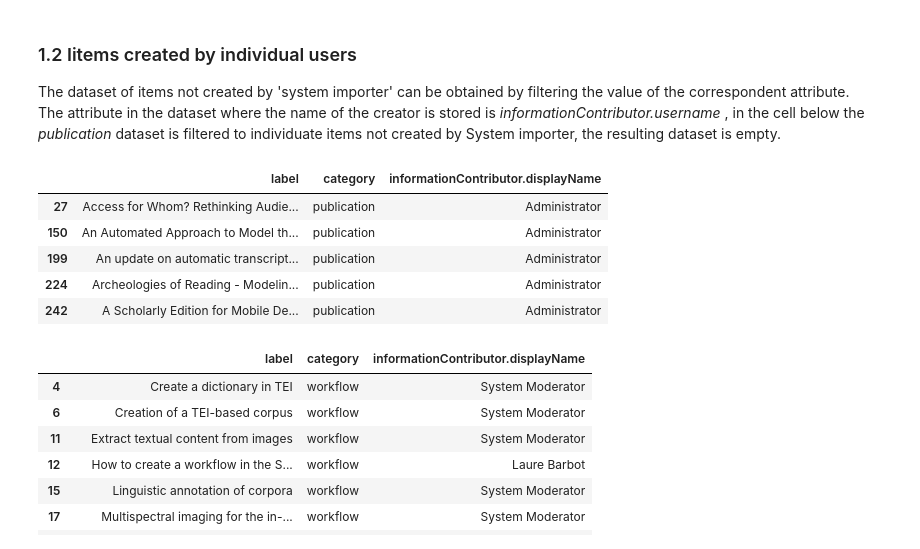
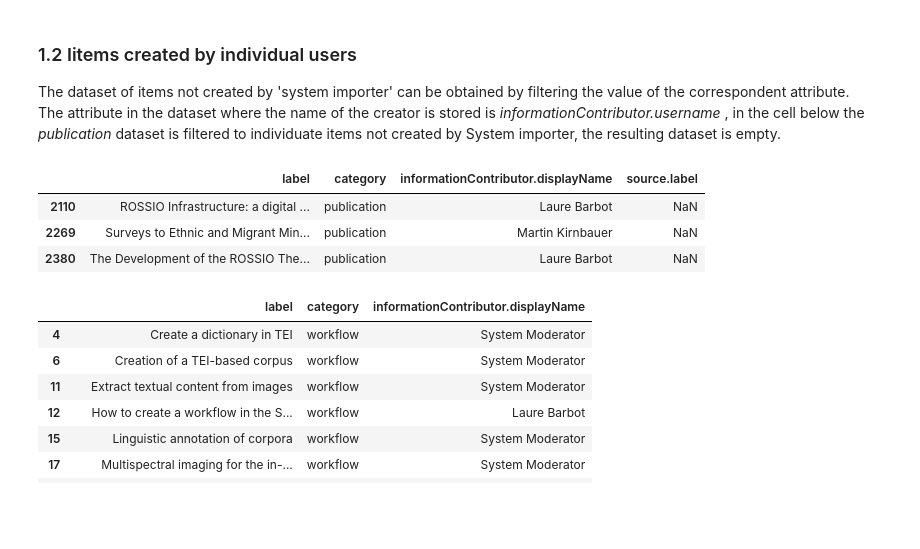
Before and after one commit to SSHOC/marketplace-curation, a Jupyter notebook: LibTest.ipynb, the cells around one changed output. Cells and saved outputs as stored; diff of their text form; code cells hidden in the pictures; blank space fills up the shorter version.

```diff
--- a/LibTest.ipynb
+++ b/LibTest.ipynb
@@ -26,8 +26,8 @@ from sshmarketplacelib import  eval as eva, helper as hel
 # %%
 
 mpdata = mpd()
-df_tool_flat =mpdata.getMPItems ("toolsandservices", False)
-df_publication_flat =mpdata.getMPItems ("publications", False)
-df_trainingmaterials_flat =mpdata.getMPItems ("trainingmaterials", False)
-df_workflows_flat =mpdata.getMPItems ("workflows", False)
-df_datasets_flat =mpdata.getMPItems ("datasets", False)
+df_tool_flat =mpdata.getMPItems ("toolsandservices", True)
+df_publication_flat =mpdata.getMPItems ("publications", True)
+df_trainingmaterials_flat =mpdata.getMPItems ("trainingmaterials", True)
+df_workflows_flat =mpdata.getMPItems ("workflows", True)
+df_datasets_flat =mpdata.getMPItems ("datasets", True)
@@ -118,15 +124,13 @@ df_categories_bysources.head()
 The dataset of items not created by 'system importer' can be obtained by filtering the value of the correspondent attribute.
 The attribute in the dataset where the name of the creator is stored is *informationContributor.username* , in the cell below the *publication* dataset is filtered to individuate items not created by System importer, the resulting dataset is empty.
 # %%
-publications_imported_by_Si=df_publication_flat[df_publication_flat['informationContributor.username']!='System importer']
-publications_imported_by_Si[['label', 'category','informationContributor.displayName']].head()
+publications_imported_by_Si=df_publication_flat[(df_publication_flat['informationContributor.username']!='System importer') & (df_publication_flat['source.label'].isna())]
+publications_imported_by_Si[['label', 'category','informationContributor.displayName', 'source.label']].head()
 # %% [output]
-|  | label | category | informationContributor.displayName |
-| 27 | Access for Whom? Rethinking Audie... | publication | Administrator |
-| 150 | An Automated Approach to Model th... | publication | Administrator |
-| 199 | An update on automatic transcript... | publication | Administrator |
-| 224 | Archeologies of Reading - Modelin... | publication | Administrator |
-| 242 | A Scholarly Edition for Mobile De... | publication | Administrator |
+|  | label | category | informationContributor.displayName | source.label |
+| 2110 | ROSSIO Infrastructure: a digital ... | publication | Laure Barbot | NaN |
+| 2269 | Surveys to Ethnic and Migrant Min... | publication | Martin Kirnbauer | NaN |
+| 2380 | The Development of the ROSSIO The... | publication | Laure Barbot | NaN |
 # %%
 df_all_items=pd.concat([df_tool_flat, df_publication_flat, df_trainingmaterials_flat, df_workflows_flat, df_datasets_flat])
 item_imported_by_user=df_all_items[df_all_items['informationContributor.username']!='System importer']
```
Also changed, not shown: parts of 8 cells of this notebook, 2 other files.
